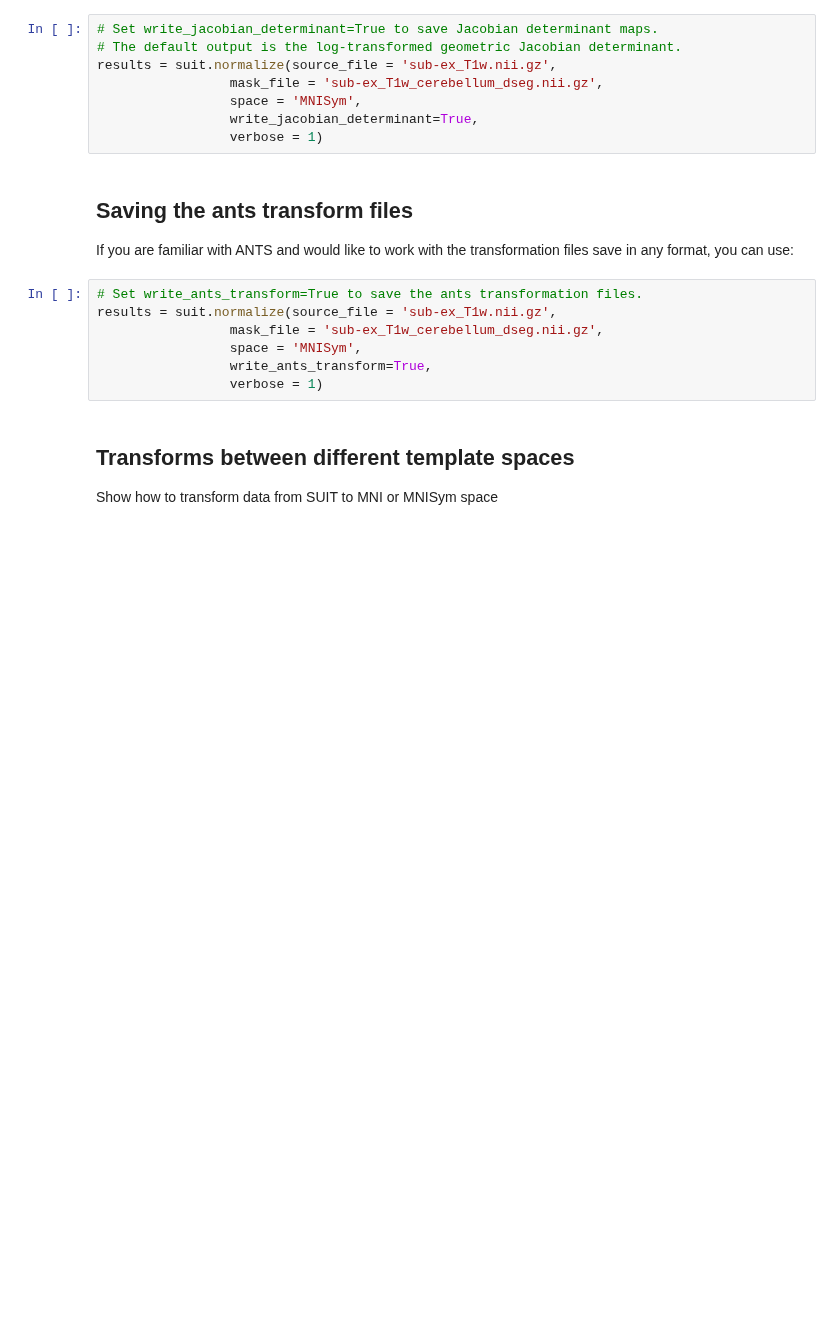
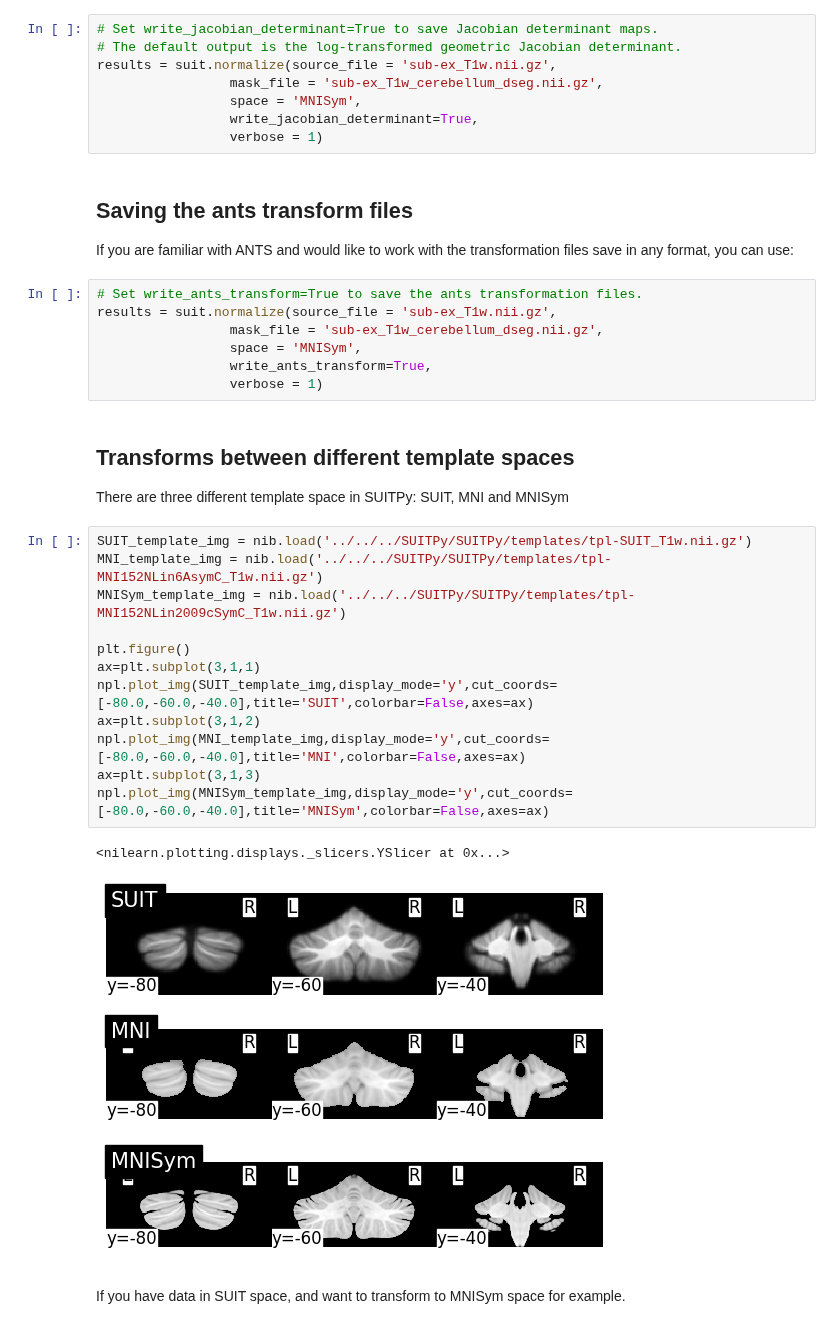
Before and after one commit to DiedrichsenLab/SUITPy, a Jupyter notebook: docs/source/tutorials/3.normalize_example.ipynb, the cells around one changed output. Saved outputs shown, nothing was run; the diff lists cells and outputs as text; blank space fills up the shorter version.

Commit message:
Transforms between different template spaces

```diff
--- a/docs/source/tutorials/3.normalize_example.ipynb
+++ b/docs/source/tutorials/3.normalize_example.ipynb
@@ -76,4 +76,21 @@ results = suit.normalize(source_file = 'sub-ex_T1w.nii.gz',
                  verbose = 1)
 # %% [markdown]
 ## Transforms between different template spaces
-Show how to transform data from SUIT to MNI or MNISym space
+There are three different template space in SUITPy: SUIT, MNI and MNISym
+# %%
+SUIT_template_img = nib.load('../../../SUITPy/SUITPy/templates/tpl-SUIT_T1w.nii.gz')
+MNI_template_img = nib.load('../../../SUITPy/SUITPy/templates/tpl-MNI152NLin6AsymC_T1w.nii.gz')
+MNISym_template_img = nib.load('../../../SUITPy/SUITPy/templates/tpl-MNI152NLin2009cSymC_T1w.nii.gz')
+
+plt.figure()
+ax=plt.subplot(3,1,1)
+npl.plot_img(SUIT_template_img,display_mode='y',cut_coords=[-80.0,-60.0,-40.0],title='SUIT',colorbar=False,axes=ax)
+ax=plt.subplot(3,1,2)
+npl.plot_img(MNI_template_img,display_mode='y',cut_coords=[-80.0,-60.0,-40.0],title='MNI',colorbar=False,axes=ax)
+ax=plt.subplot(3,1,3)
+npl.plot_img(MNISym_template_img,display_mode='y',cut_coords=[-80.0,-60.0,-40.0],title='MNISym',colorbar=False,axes=ax)
+# %% [output]
+<nilearn.plotting.displays._slicers.YSlicer at 0x...>
+[figure, added]
+# %% [markdown]
+If you have data in SUIT space, and want to transform to MNISym space for example.
```
Also changed, not shown: parts of 3 cells of this notebook.
